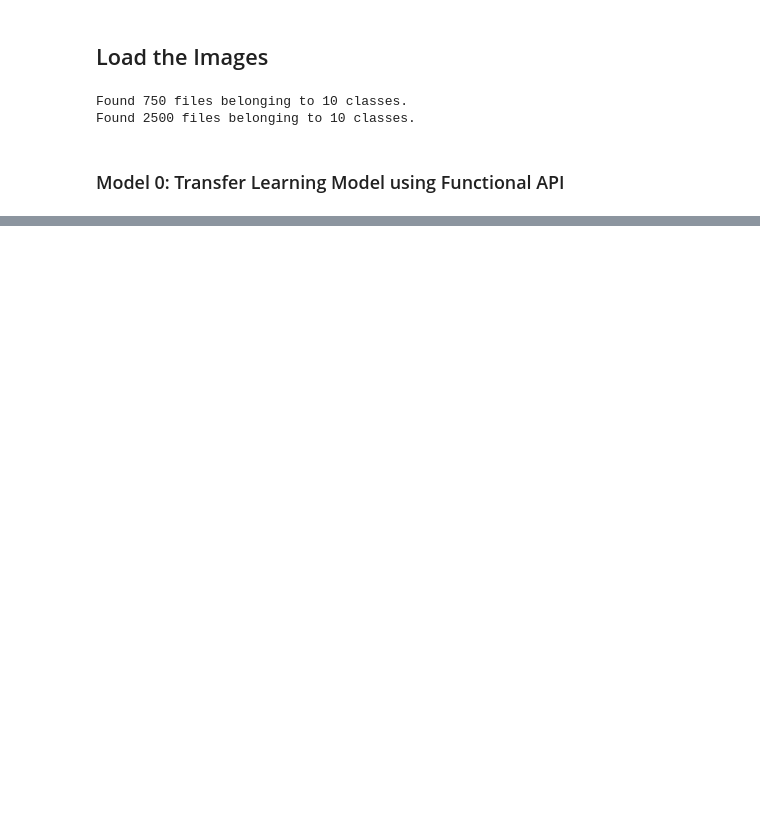
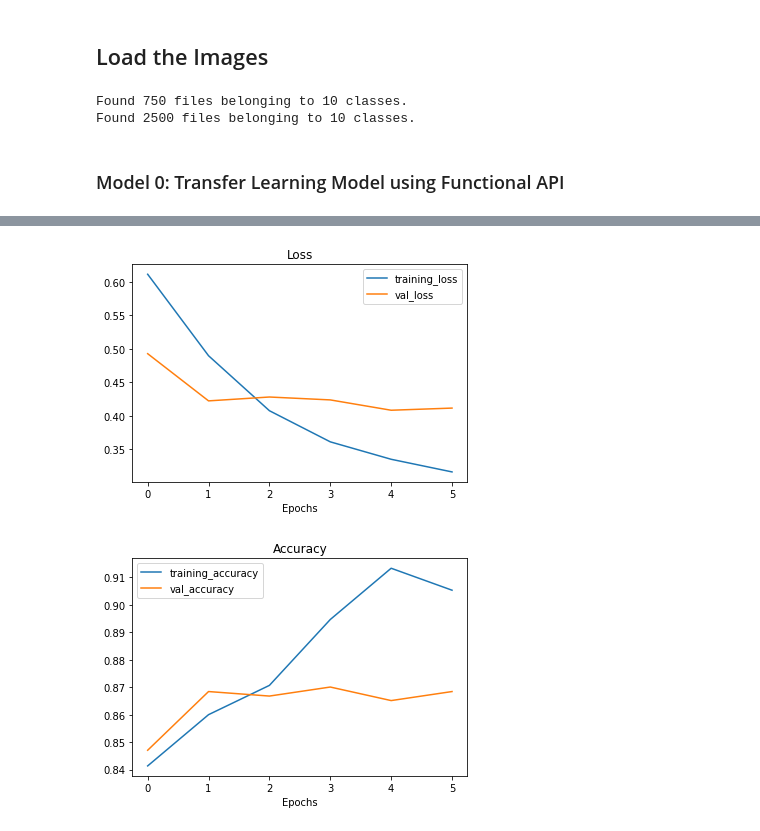
Before and after one commit to AarnoStormborn/Tensorflow-Developer-Certification, a Jupyter notebook: 05_tensorflow_transfer_learning_fine_tuning.ipynb, the cells around one changed output, grey strips where cells are left out. Saved outputs shown, nothing was run; the diff lists cells and outputs as text; code cells hidden in the pictures; blank space fills up the shorter version.

```diff
--- a/05_tensorflow_transfer_learning_fine_tuning.ipynb
+++ b/05_tensorflow_transfer_learning_fine_tuning.ipynb
@@ -244,0 +517,3 @@ plot_loss_curves(history_0)
+# %%
+# Load
+model_2.load_weights(checkpoint_path)
@@ -244,0 +577,12 @@ plot_loss_curves(history_0)
+# %%
+# For fine tuning, unfreeze all layers
+base_model.trainable = True
+
+# Freeze all layers except last 10
+for layer in base_model.layers[:-10]:
+    layer.trainable = False
+
+# Recompile the model
+model_2.compile(loss=CategoricalCrossentropy(),
+                optimizer=Adam(learning_rate=0.0001), # lower lr for fine tuning
+                metrics=["accuracy"])
@@ -244,0 +613,11 @@ plot_loss_curves(history_0)
+# %%
+# Fine Tune for another 5 epochs
+fine_tune_epochs = initial_epochs + 5
+
+history_2_ft = model_2.fit(train_data,
+                           epochs=fine_tune_epochs,
+                           steps_per_epoch=len(train_data),
+                           validation_data=test_data,
+                           validation_steps=int(0.25 * len(test_data)),
+                           initial_epoch=history_2.epoch[-1], # Start training from previous layer
+                           callbacks=[create_tensorboard_callback("transfer_learning", "model_2_ft")])
@@ -244,0 +643,5 @@ plot_loss_curves(history_0)
+# %%
+plot_loss_curves(history_2_ft)
+# %% [output]
+[figure, added]
+[figure, added]
```
Also changed, not shown: parts of 66 cells of this notebook.
